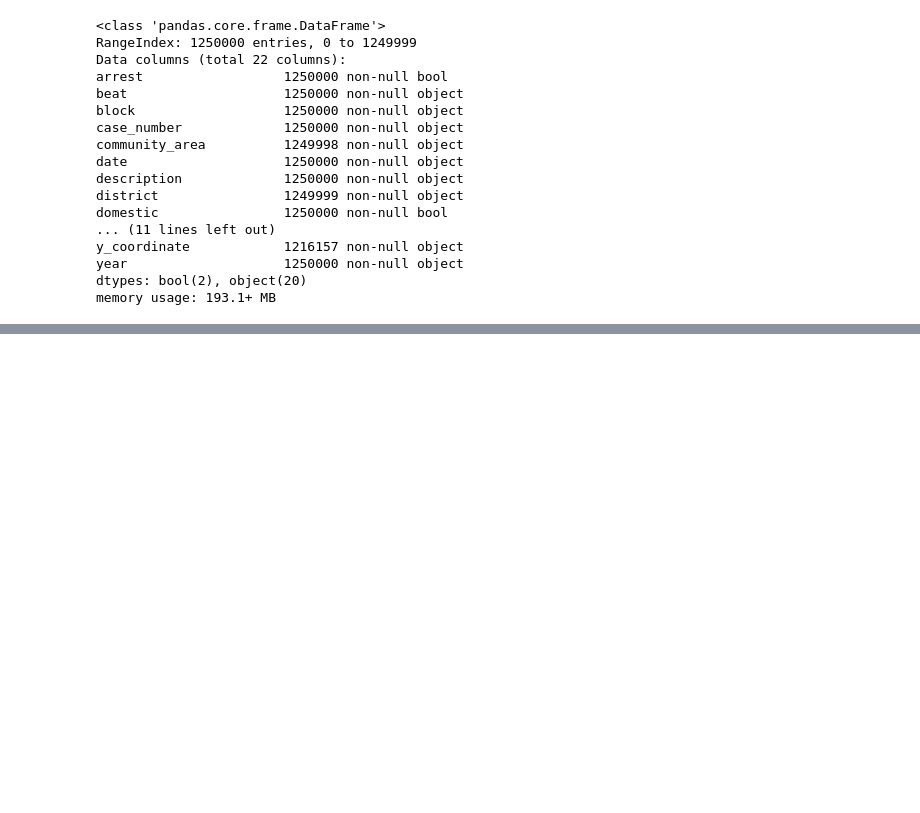
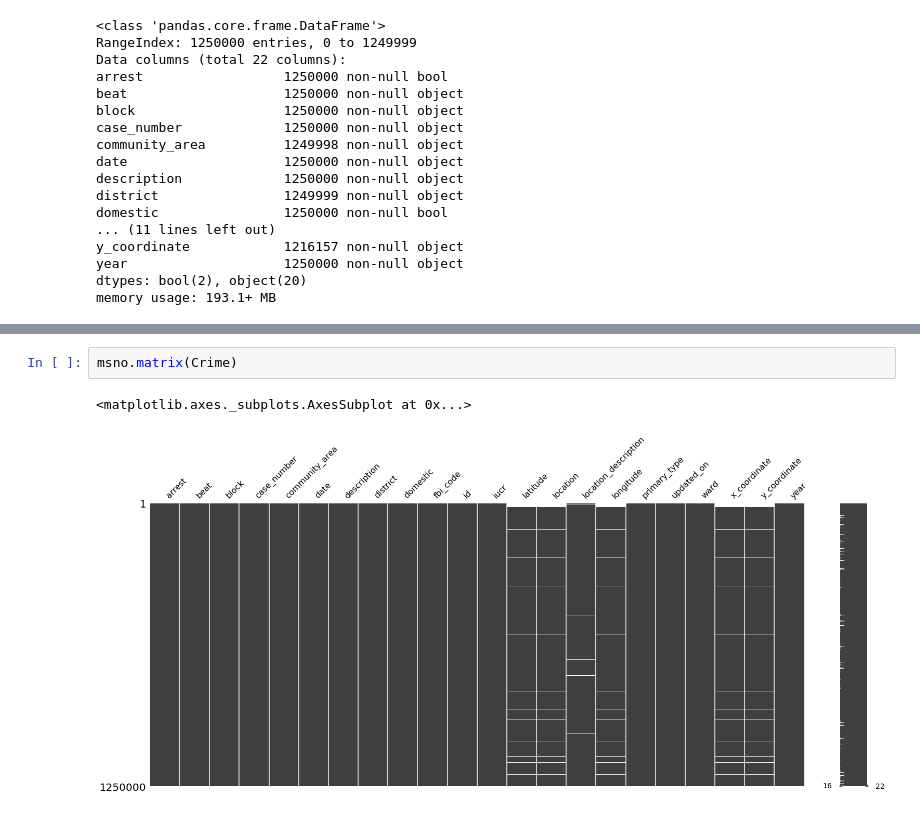
Before and after one commit to DKEENEY81/chicago_crime, a Jupyter notebook: ChicagoCrime.ipynb, the cells around one changed output, grey strips where cells are left out. Cells and saved outputs as stored; diff of their text form; blank space fills up the shorter version.

```diff
--- a/ChicagoCrime.ipynb
+++ b/ChicagoCrime.ipynb
@@ -48,0 +48,5 @@ Crime.date.max()
+# %%
+msno.matrix(Crime)
+# %% [output]
+<matplotlib.axes._subplots.AxesSubplot at 0x...>
+[figure, added]
```
Also changed, not shown: parts of 7 cells of this notebook, 2 other files.
